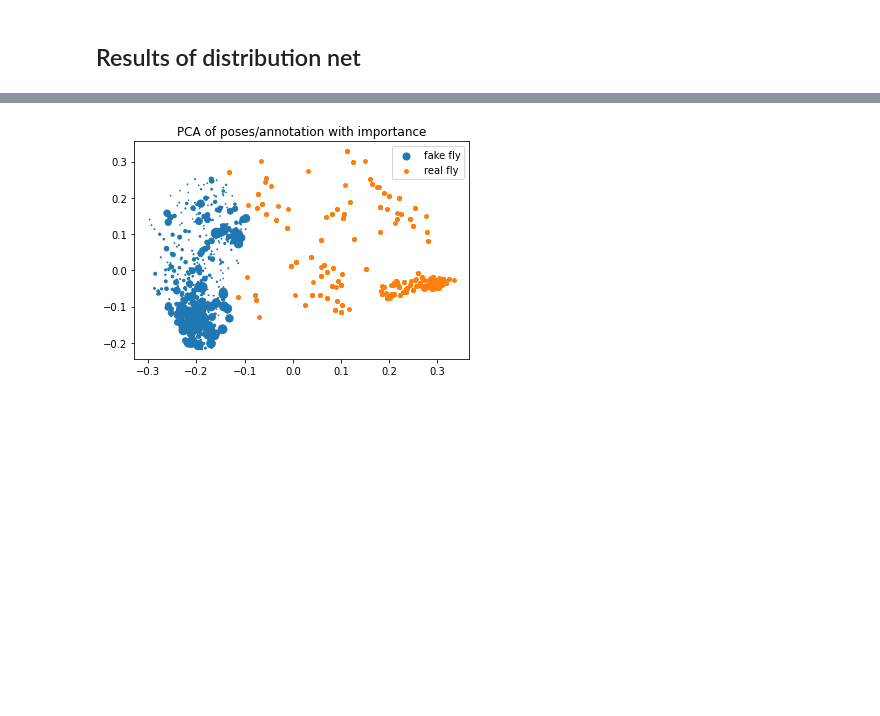
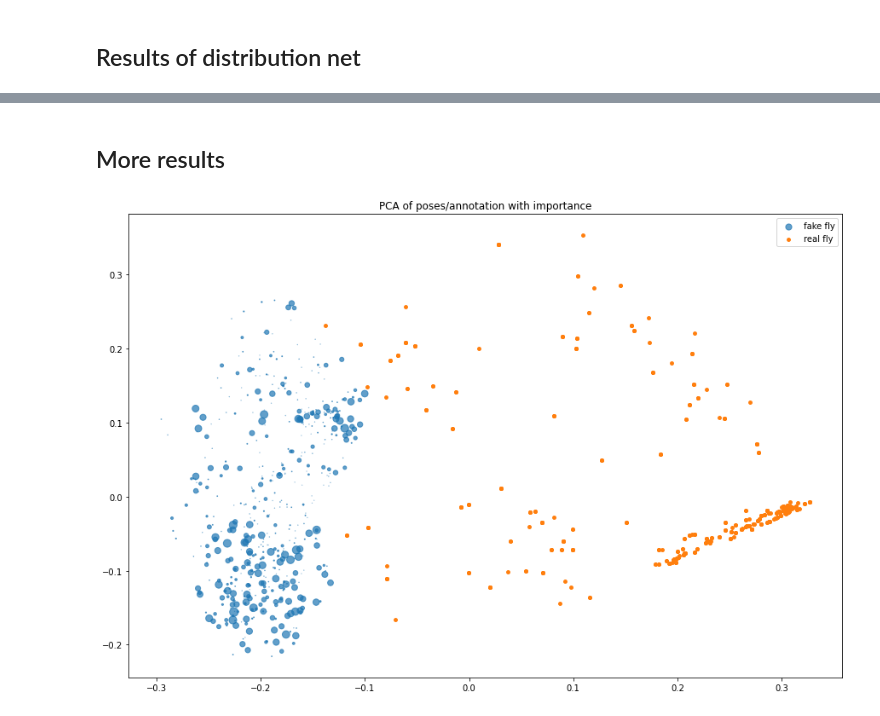
Before and after one commit to MichelleAppel/distribution-aware-image-to-image-translation, a Jupyter notebook: toy_examples/Fly_AE_latest.ipynb, the cells around one changed output, grey strips where cells are left out. Saved outputs shown, nothing was run; the diff lists cells and outputs as text; code cells hidden in the pictures; blank space fills up the shorter version.

```diff
--- a/toy_examples/Fly_AE_latest.ipynb
+++ b/toy_examples/Fly_AE_latest.ipynb
@@ -417,0 +447,12 @@ anno_A.shape, anno_B.shape
+# %%
+batch_size = 1
+dataloader = DataLoader(dataset, batch_size, shuffle=True)
+
+for dataexample in dataloader:
+  img_A = dataexample['A']
+  img_B = dataexample['B']
+
+  anno_A = dataexample['A_anno'][:, :15]
+  anno_B = dataexample['B_anno']
+
+  break
@@ -557,12 +609,12 @@ for epoch in range(40):
         n_centered_moment_B = n_centered_moment(z_B.detach(), w_B, n)
         loss_d = criterion_d(n_centered_moment_A, n_centered_moment_B)
 
-        mean_anno_A = n_centered_moment(anno_A.view(-1, 30), w_A, 1)
-        mean_anno_B = n_centered_moment(anno_B.view(-1, 30), w_B, 1)
-        var_anno_A = n_centered_moment(anno_A.view(-1, 30), w_A, 2)
-        var_anno_B = n_centered_moment(anno_B.view(-1, 30), w_B, 2)
-        mse_mean_anno = mse(mean_anno_A, mean_anno_B)
-        mse_var_anno = mse(var_anno_A, var_anno_B)
+        # mean_anno_A = n_centered_moment(anno_A.view(-1, 30), w_A, 1)
+        # mean_anno_B = n_centered_moment(anno_B.view(-1, 30), w_B, 1)
+        # var_anno_A = n_centered_moment(anno_A.view(-1, 30), w_A, 2)
+        # var_anno_B = n_centered_moment(anno_B.view(-1, 30), w_B, 2)
+        # mse_mean_anno = mse(mean_anno_A, mean_anno_B)
+        # mse_var_anno = mse(var_anno_A, var_anno_B)
 
         # ---------------------------------------------------------------------------------------------------
 
@@ -759,0 +813,5 @@ for i, weight in enumerate(weights):
+# %%
+# Load model
+distribution_network = DistributionNet().cuda()
+distribution_network.load_state_dict(torch.load('/content/drive/MyDrive/distributionnet'))
+distribution_network.eval()
@@ -760,3 +827,5 @@ for i, weight in enumerate(weights):
+# %% [markdown]
+## More results
 # %%
 dataset = FlyDataset(annotations=True)
 
@@ -778,10 +847,11 @@ pca = PCA(n_components=2)
 pca_anno = pca.fit_transform((torch.cat((anno_A, anno_B)).permute(1,0) - torch.cat((anno_A, anno_B)).mean(1)).permute(1,0))
 # %%
 scale = 15
+plt.figure(figsize=(15,10))
 plt.title('PCA of poses/annotation with importance')
-plt.scatter(pca_anno[:len(anno_A), 0], pca_anno[:len(anno_A), 1], scale*(weights*len(weights)))
+plt.scatter(pca_anno[:len(anno_A), 0], pca_anno[:len(anno_A), 1], scale*(weights*len(weights)), alpha=0.7)
 plt.scatter(pca_anno[len(anno_A):, 0], pca_anno[len(anno_A):, 1], scale)
 plt.legend(['fake fly', 'real fly'])
 plt.show()
 # %% [output]
-[figure, old version]
+[figure, new version]
```
Also changed, not shown: parts of 25 cells of this notebook.
